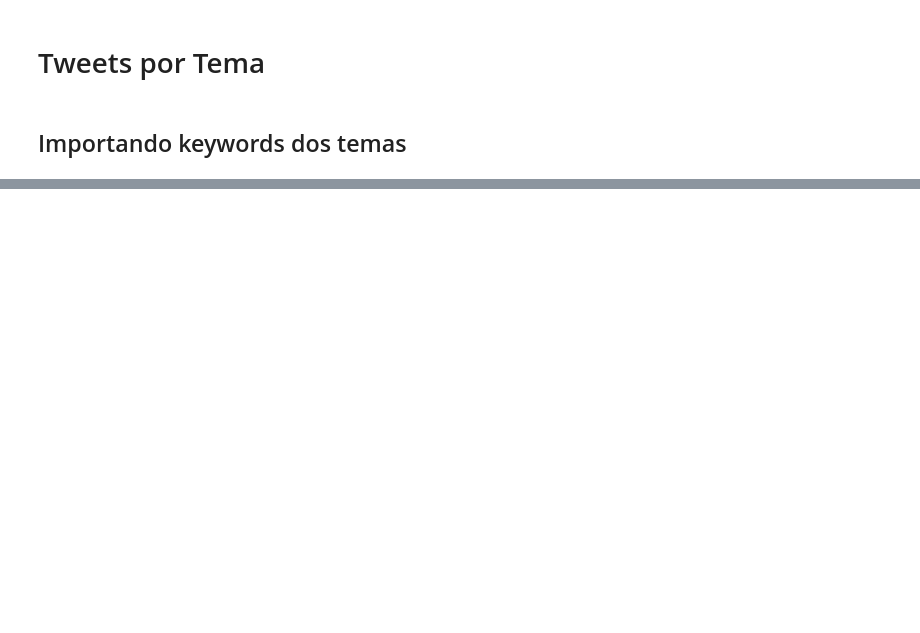
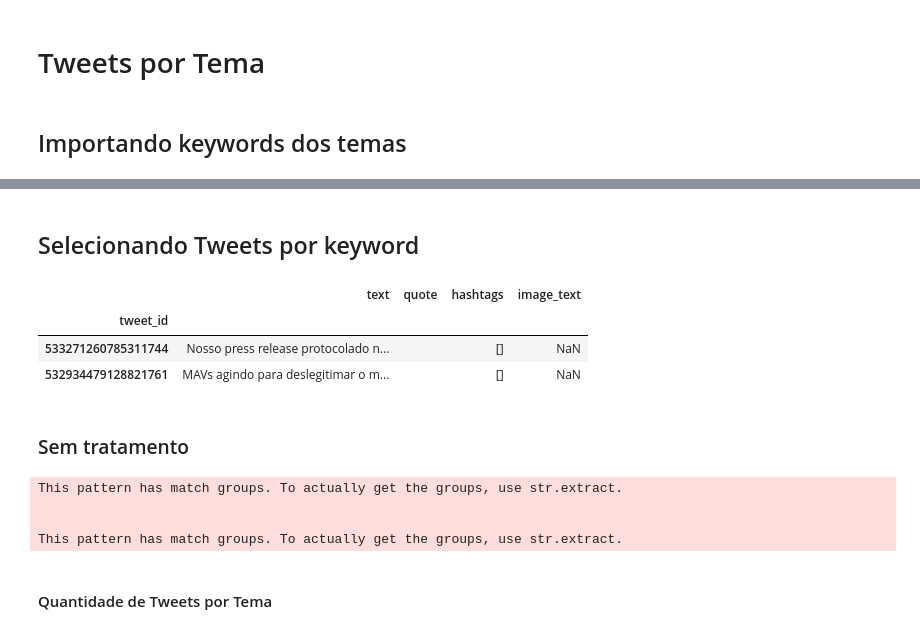
Before and after one commit to JoaoCarabetta/ideologia, a Jupyter notebook: notebooks/Impacto dos tweets do MBL.ipynb, the cells around one changed output, grey strips where cells are left out. Drawn from its saved outputs; the diff is of its cells as text; code cells hidden in the pictures; blank space fills up the shorter version.

```diff
--- a/notebooks/Impacto dos tweets do MBL.ipynb
+++ b/notebooks/Impacto dos tweets do MBL.ipynb
@@ -806,0 +820,2 @@ offline.iplot(fig)
+# %% [markdown]
+## Selecionando Tweets por keyword
@@ -806,0 +826,7 @@ offline.iplot(fig)
+# %%
+tweets_text.head(2)
+# %% [output]
+|  | text | quote | hashtags | image_text |
+| tweet_id |  |  |  |  |
+| 533271260785311744 | Nosso press release protocolado n... |  | [] | NaN |
+| 532934479128821761 | MAVs agindo para deslegitimar o m... |  | [] | NaN |
@@ -806,0 +850,11 @@ offline.iplot(fig)
+# %% [markdown]
+### Sem tratamento
+# %%
+search_result = search_keywords(tweets_text, keywords)
+# %% [output]
+This pattern has match groups. To actually get the groups, use str.extract.
+
+
+This pattern has match groups. To actually get the groups, use str.extract.
+# %% [markdown]
+#### Quantidade de Tweets por Tema
```
Also changed, not shown: parts of 92 cells of this notebook, 7 other files.
